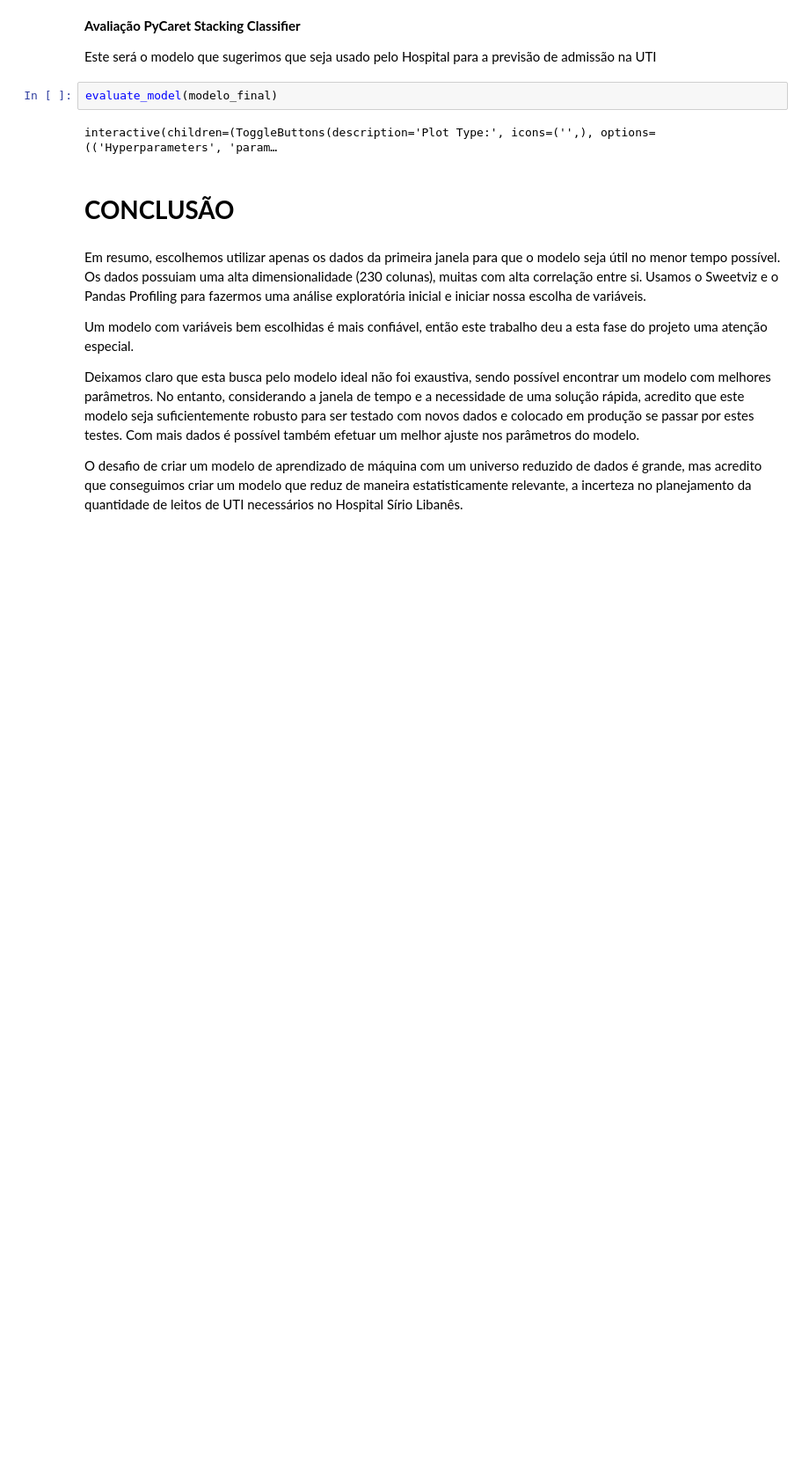
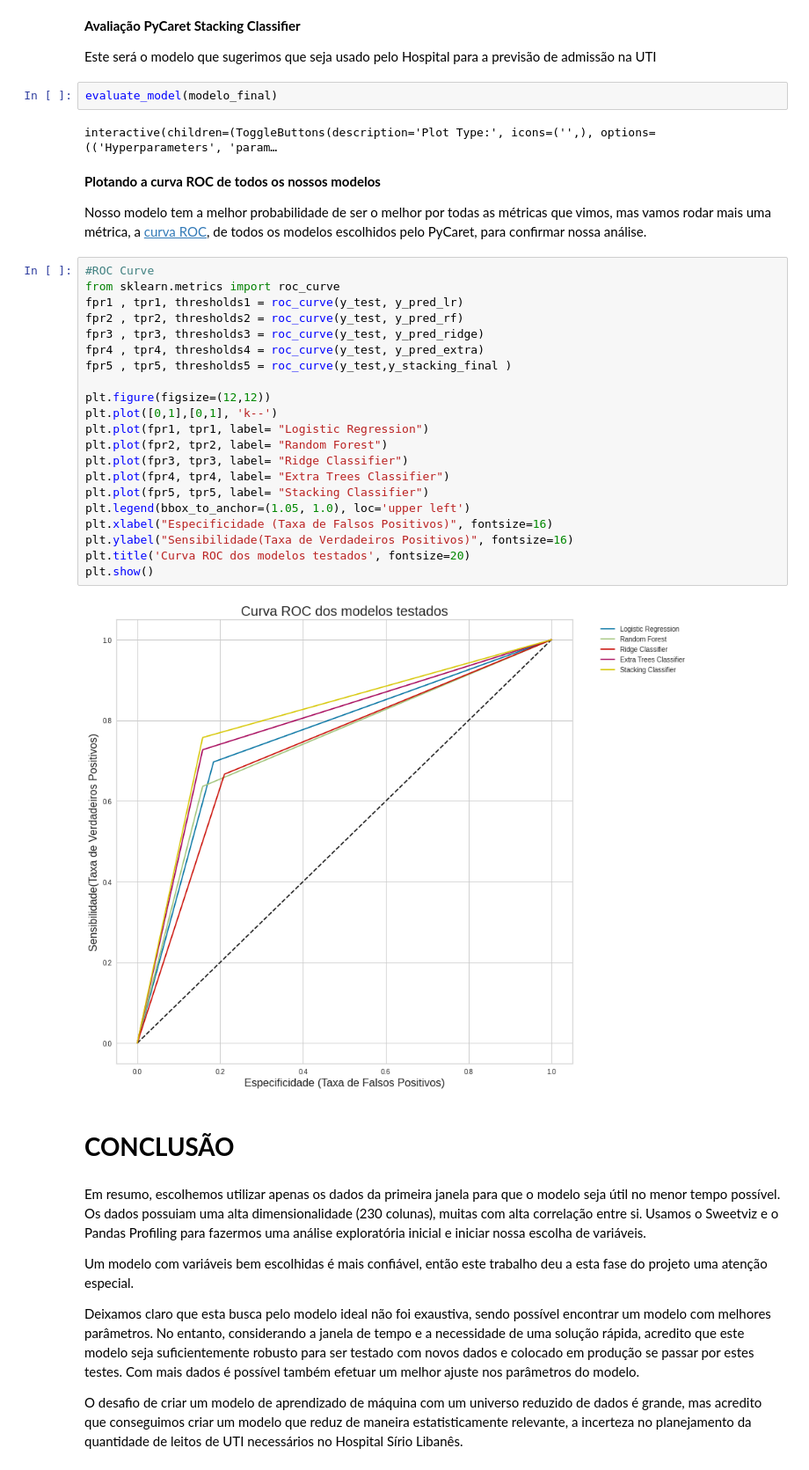
Before and after one commit to ClarisseAlvarenga/BootcampAluraProjetoFinal, a Jupyter notebook: BootCamp_Alura_Projeto_Final.ipynb, the cells around one changed output. Shown at 88% size. Drawn from its saved outputs; the diff is of its cells as text; blank space fills up the shorter version.

```diff
--- a/BootCamp_Alura_Projeto_Final.ipynb
+++ b/BootCamp_Alura_Projeto_Final.ipynb
@@ -2442,6 +2442,33 @@ Este será o modelo que sugerimos que seja usado pelo Hospital para a previsão
 evaluate_model(modelo_final)
 # %% [output]
 interactive(children=(ToggleButtons(description='Plot Type:', icons=('',), options=(('Hyperparameters', 'param…
+# %% [markdown]
+**Plotando a curva ROC de todos os nossos modelos**
+
+Nosso modelo tem a melhor probabilidade de ser o melhor por todas as métricas que vimos, mas vamos rodar mais uma métrica, a [curva ROC](https://medium.com/bio-data-blog/entenda-o-que-%C3%A9-auc-e-roc-nos-modelos-de-machine-learning-8191fb4df772), de todos os modelos escolhidos pelo PyCaret, para confirmar nossa análise.
+# %%
+#ROC Curve
+from sklearn.metrics import roc_curve
+fpr1 , tpr1, thresholds1 = roc_curve(y_test, y_pred_lr)
+fpr2 , tpr2, thresholds2 = roc_curve(y_test, y_pred_rf)
+fpr3 , tpr3, thresholds3 = roc_curve(y_test, y_pred_ridge)
+fpr4 , tpr4, thresholds4 = roc_curve(y_test, y_pred_extra)
+fpr5 , tpr5, thresholds5 = roc_curve(y_test,y_stacking_final )
+
+plt.figure(figsize=(12,12))
+plt.plot([0,1],[0,1], 'k--')
+plt.plot(fpr1, tpr1, label= "Logistic Regression")
+plt.plot(fpr2, tpr2, label= "Random Forest")
+plt.plot(fpr3, tpr3, label= "Ridge Classifier")
+plt.plot(fpr4, tpr4, label= "Extra Trees Classifier")
+plt.plot(fpr5, tpr5, label= "Stacking Classifier")
+plt.legend(bbox_to_anchor=(1.05, 1.0), loc='upper left')
+plt.xlabel("Especificidade (Taxa de Falsos Positivos)", fontsize=16)
+plt.ylabel("Sensibilidade(Taxa de Verdadeiros Positivos)", fontsize=16)
+plt.title('Curva ROC dos modelos testados', fontsize=20)
+plt.show()
+# %% [output]
+[figure, added]
 # %% [markdown]
 # **CONCLUSÃO**
 # %% [markdown]
```
